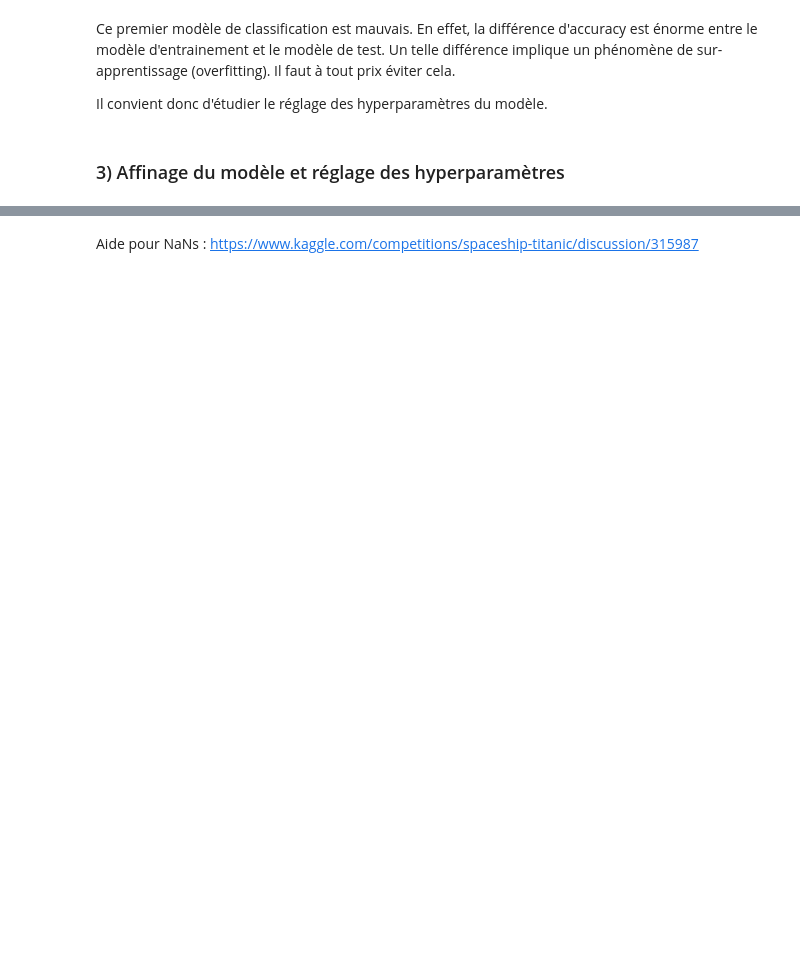
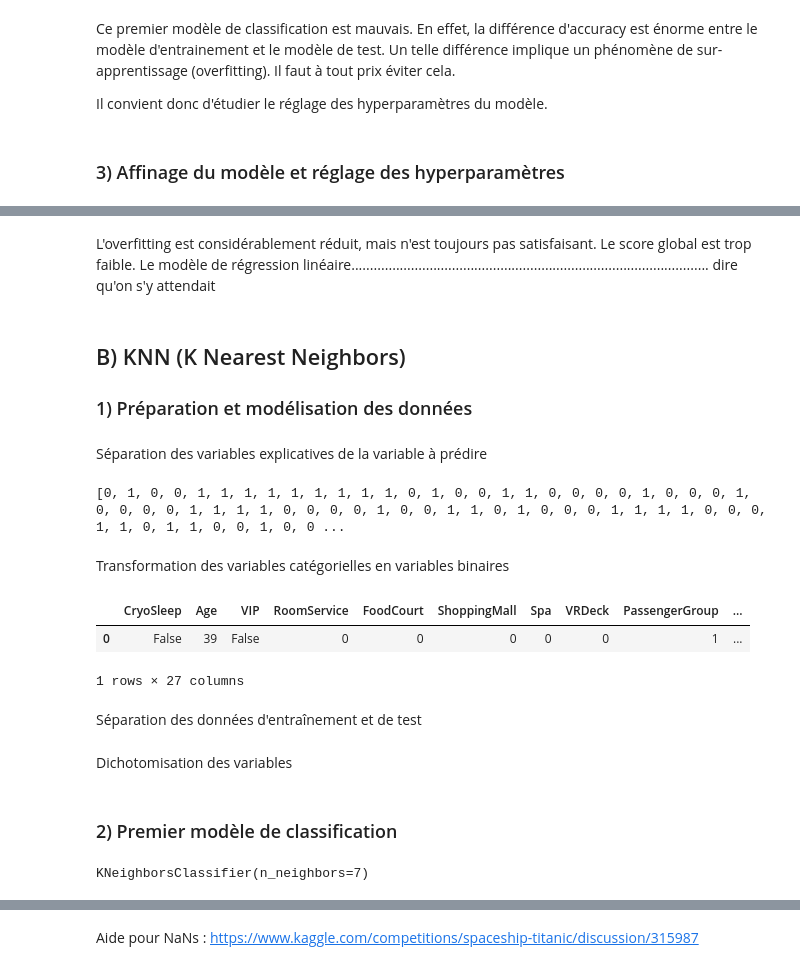
Before and after one commit to G-RELIQUET/Spaceship-Titanic, a Jupyter notebook: Etude.ipynb, the cells around one changed output, grey strips where cells are left out. Drawn from its saved outputs; the diff is of its cells as text; code cells hidden in the pictures; blank space fills up the shorter version.

```diff
--- a/Etude.ipynb
+++ b/Etude.ipynb
@@ -481,0 +741,30 @@ plt.show();
+# %% [markdown]
+L'overfitting est considérablement réduit, mais n'est toujours pas satisfaisant. Le score global est trop faible.
+Le modèle de régression linéaire................................................................................................ dire qu'on s'y attendait
+# %% [markdown]
+## B) KNN (K Nearest Neighbors)
+### 1) Préparation et modélisation des données
+# %%
+#On copie les DataFrames pour effectuer des modifications dessus
+df_train_KNN=df_train.copy()
+df_test_KNN=df_test.copy()
+# %% [markdown]
+Séparation des variables explicatives de la variable à prédire
+# %%
+data=df_train_KNN.drop('Transported', axis=1)
+target=df_train_KNN['Transported']
+target =  [1 if x==True else 0 for x in target]
+print(target)
+# %% [output]
+[0, 1, 0, 0, 1, 1, 1, 1, 1, 1, 1, 1, 1, 0, 1, 0, 0, 1, 1, 0, 0, 0, 0, 1, 0, 0, 0, 1, 0, 0, 0, 0, 1, 1, 1, 1, 0, 0, 0, 0, 1, 0, 0, 1, 1, 0, 1, 0, 0, 0, 1, 1, 1, 1, 0, 0, 0, 1, 1, 0, 1, 1, 0, 0, 1, 0, 0 ...
+# %% [markdown]
+Transformation des variables catégorielles en variables binaires
+# %%
+data_matrix=pd.get_dummies(data, dtype=float)
+data_matrix.head(1)
+# %% [output]
+|  | CryoSleep | Age | VIP | RoomService | FoodCourt | ShoppingMall | Spa | VRDeck | PassengerGroup | ... |
+| 0 | False | 39 | False | 0 | 0 | 0 | 0 | 0 | 1 | ... |
+1 rows × 27 columns
+# %% [markdown]
+Séparation des données d'entraînement et de test
@@ -481,0 +773,2 @@ plt.show();
+# %% [markdown]
+Dichotomisation des variables
@@ -481,0 +779,9 @@ plt.show();
+# %% [markdown]
+### 2) Premier modèle de classification
+# %%
+#Construction du classifieur
+knn = neighbors.KNeighborsClassifier(n_neighbors=7, metric='minkowski')
+#Ajustement de l'algorithme sur l'ensemble d'entrainement
+knn.fit(X_train_scaled, y_train)
+# %% [output]
+KNeighborsClassifier(n_neighbors=7)
```
Also changed, not shown: parts of 71 cells of this notebook.
